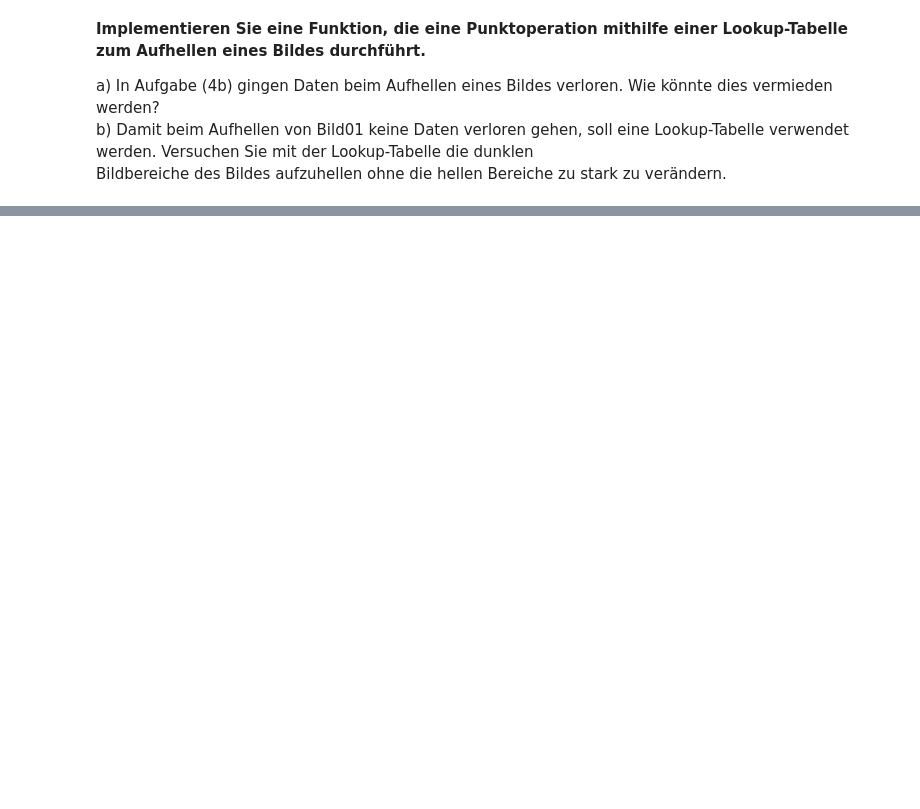
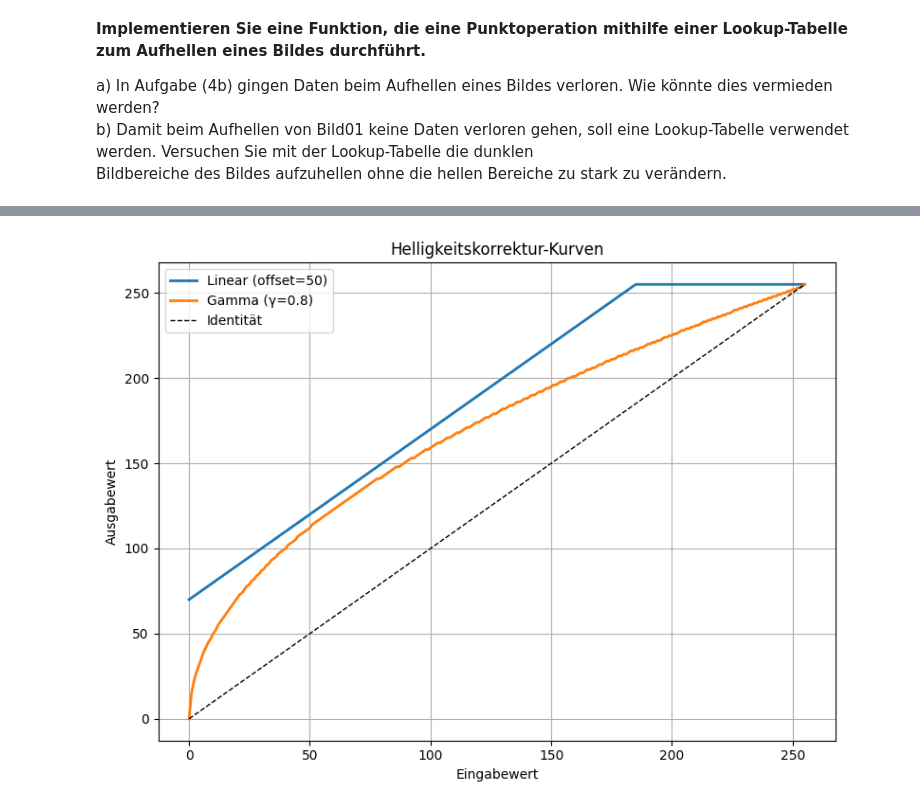
Before and after one commit to moglerdev/2dcv, a Jupyter notebook: 1.Aufgabe/aufgabe1.ipynb, the cells around one changed output, grey strips where cells are left out. Cells and saved outputs as stored; diff of their text form; code cells hidden in the pictures; blank space fills up the shorter version.

```diff
--- a/1.Aufgabe/aufgabe1.ipynb
+++ b/1.Aufgabe/aufgabe1.ipynb
@@ -117,0 +123,15 @@ plt.show()
+# %%
+plt.figure(figsize=(8, 6))
+plt.plot(np.arange(256), lut_lin, label='Linear (offset=50)', linewidth=2)
+plt.plot(np.arange(256), lut_S, label='Gamma (γ=0.8)', linewidth=2)
+plt.plot(np.arange(256), np.arange(256), 'k--', label='Identität', linewidth=1)
+
+plt.title("Helligkeitskorrektur-Kurven")
+plt.xlabel("Eingabewert")
+plt.ylabel("Ausgabewert")
+plt.legend()
+plt.grid(True)
+plt.tight_layout()
+plt.show()
+# %% [output]
+[figure, added]
```
Also changed, not shown: parts of 7 cells of this notebook.
